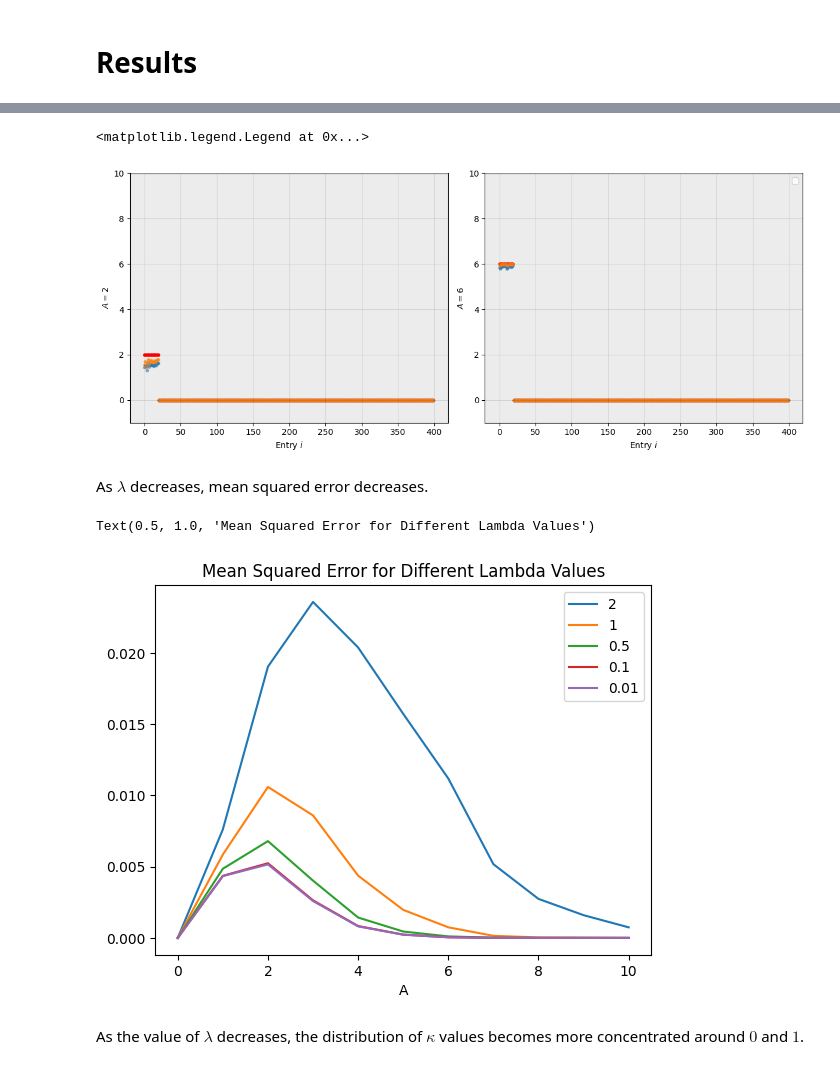
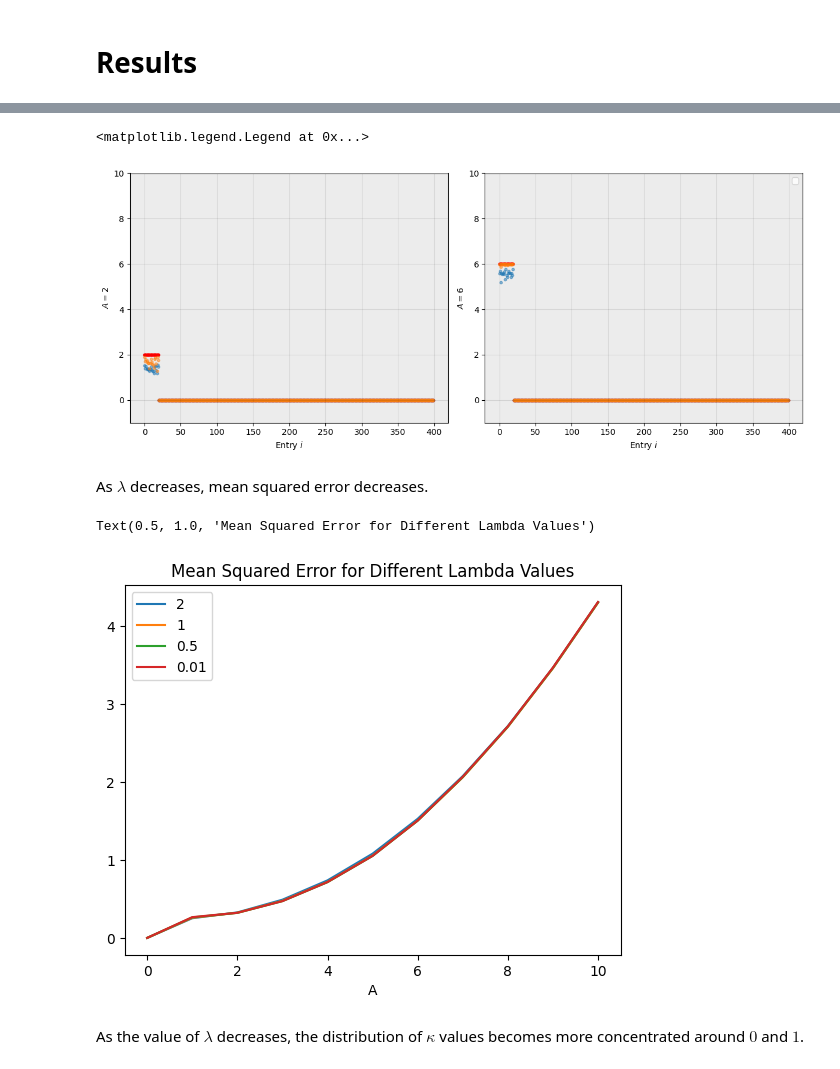
Before and after one commit to Grace0124/numpyro, a Jupyter notebook: concrete_dist.ipynb, the cells around one changed output, grey strips where cells are left out. Saved outputs shown, nothing was run; the diff lists cells and outputs as text; code cells hidden in the pictures.

Commit message:
Added graph of gammas

```diff
--- a/concrete_dist.ipynb
+++ b/concrete_dist.ipynb
@@ -19,7 +19,7 @@ import seaborn as sns
 prng_key = random.PRNGKey(1)
 # %%
 # Parameters
-n_realizations = 5
+n_realizations = 2
 n = 400 # number of observations, length of beta_star
 D = n
 p_star = 20 # number of non-zero predictors
@@ -95,18 +95,29 @@ def concrete(all_data, dim, pstar, lam):
     mean_sq_errors = [0]*11
 
     for A, y in all_data.items():
+
         beta_star = np.zeros(dim)
         beta_star[:pstar] += A
-        mcmc = run_mcmc(model, prng_key, alphas = jnp.exp(y), lam = lam)
+
+        # print(np.exp(y).shape)
+        # print(np.ones(shape=y).shape)
+
+        alphas = jnp.exp(y)
+        mcmc = run_mcmc(model, prng_key, alphas = alphas, lam = lam)
+
         samples = mcmc.get_samples()
+
         mean_gammas = samples['gammas'].mean(axis=0) # mean across all samples in one mcmc run
         mean_gammas = mean_gammas.mean(axis=0) # mean across all repetitions
+
         estimated_betas = mean_gammas * beta_star
+        beta_samples[A] = estimated_betas
+
         mean_sq_errors[A] = jnp.mean((estimated_betas - beta_star)**2)
-        beta_samples[A] = estimated_betas
+
         kappa_samples.extend(samples['kappas'])
 
-    return mean_sq_errors, kappa_samples, beta_samples, mcmc
+    return mean_sq_errors, kappa_samples, mean_gammas, beta_samples, samples, mcmc
 # %% [markdown]
 <h1> Run and Evaluate MCMC </h1>
 # %%
@@ -114,6 +125,7 @@ all_mse_values = dict()
 mean_mse_values = dict()
 all_kappas = dict()
 mean_betas = dict()
+mean_gammas = dict()
 all_mcmc_runs = []
 
 all_data = {}
@@ -122,22 +134,21 @@ smaller_A_values = [4, 6]
 for A in A_values:
     all_data[A] = generate_data(dim=D, pstar=p_star, A=A, sigma=1, nrep=n_realizations)
 
-lams = [2, 1, 1/2, 1/10, 1/100]
+lams = [2, 1, 1/2, 1/100]
 
 for lam in lams:
+    mean_sq_errors, kappas, mean_gammas_lam, beta_samples, samples, mcmc = concrete(all_data, dim=D, pstar=p_star, lam=lam)
 
-    mean_sq_errors, kappas, mean_betas_lam, mcmc = concrete(all_data,
-                                                dim=D,
-                                                pstar=p_star,
-                                                lam=lam)
     all_mse_values[lam] = []
     all_mse_values[lam].append(mean_sq_errors)
+    all_mse_values[lam] = np.array(all_mse_values[lam])
+    mean_mse_values[lam] = np.mean(all_mse_values[lam], axis=0)
+
     all_kappas[lam] = []
     all_kappas[lam].extend(kappas)
 
-    all_mse_values[lam] = np.array(all_mse_values[lam])
-    mean_mse_values[lam] = np.mean(all_mse_values[lam], axis=0)
+    mean_gammas[lam] = mean_gammas_lam
 
-    mean_betas[lam] = mean_betas_lam
+    mean_betas[lam] = beta_samples
 
     all_mcmc_runs.append(mcmc)
@@ -171,31 +219,31 @@ for mcmc in all_mcmc_runs:
 # %%
 fig, (ax1, ax2) = plt.subplots(1, 2, figsize=(12, 5), layout="tight")
 for ax in [ax1, ax2]:
     ax.set_facecolor("#ECECEC") # set graph background color to grey
     ax.grid(visible=True, color="black", alpha=0.1) # add grid lines
 
 # resetting y-axis range so that the graphs line up
 ax2.set_ylim([-1, 10])
 ax1.set_ylim([-1, 10])
 
 beta_star_6 = np.zeros(n)
 beta_star_6[:p_star] = 6
 beta_star_2 = np.zeros(n)
 beta_star_2[:p_star] = 2
 
 ax1.scatter(range(D), beta_star_2, color='red', s=10) # plot actual betas
 ax2.scatter(range(D), beta_star_6, color='red', s=10)
-for lam in [1, 1/100]:
+for lam in [2, 1/100]:
     ax1.scatter(range(D), mean_betas[lam][2], s=10, alpha=0.5)
     ax2.scatter(range(D), mean_betas[lam][6], s=10, alpha=0.5)
 
 # add labels to graph
 ax1.set(ylabel=r'$A=2$', xlabel=r'Entry $i$')
 ax2.set(ylabel=r'$A=6$', xlabel=r'Entry $i$')
 plt.legend()
 # %% [output]
 <matplotlib.legend.Legend at 0x...>
-[figure, old version]
+[figure, new version]
 # %% [markdown]
 As $\lambda$ decreases, mean squared error decreases.
 # %%
@@ -207,7 +255,7 @@ plt.xlabel("A")
 plt.title("Mean Squared Error for Different Lambda Values")
 # %% [output]
 Text(0.5, 1.0, 'Mean Squared Error for Different Lambda Values')
-[figure, old version]
+[figure, new version]
 # %% [markdown]
 As the value of $\lambda$ decreases, the distribution of $\kappa$ values becomes more concentrated around $0$ and $1$.
 # %%
```
Also changed, not shown: parts of 6 cells of this notebook.
